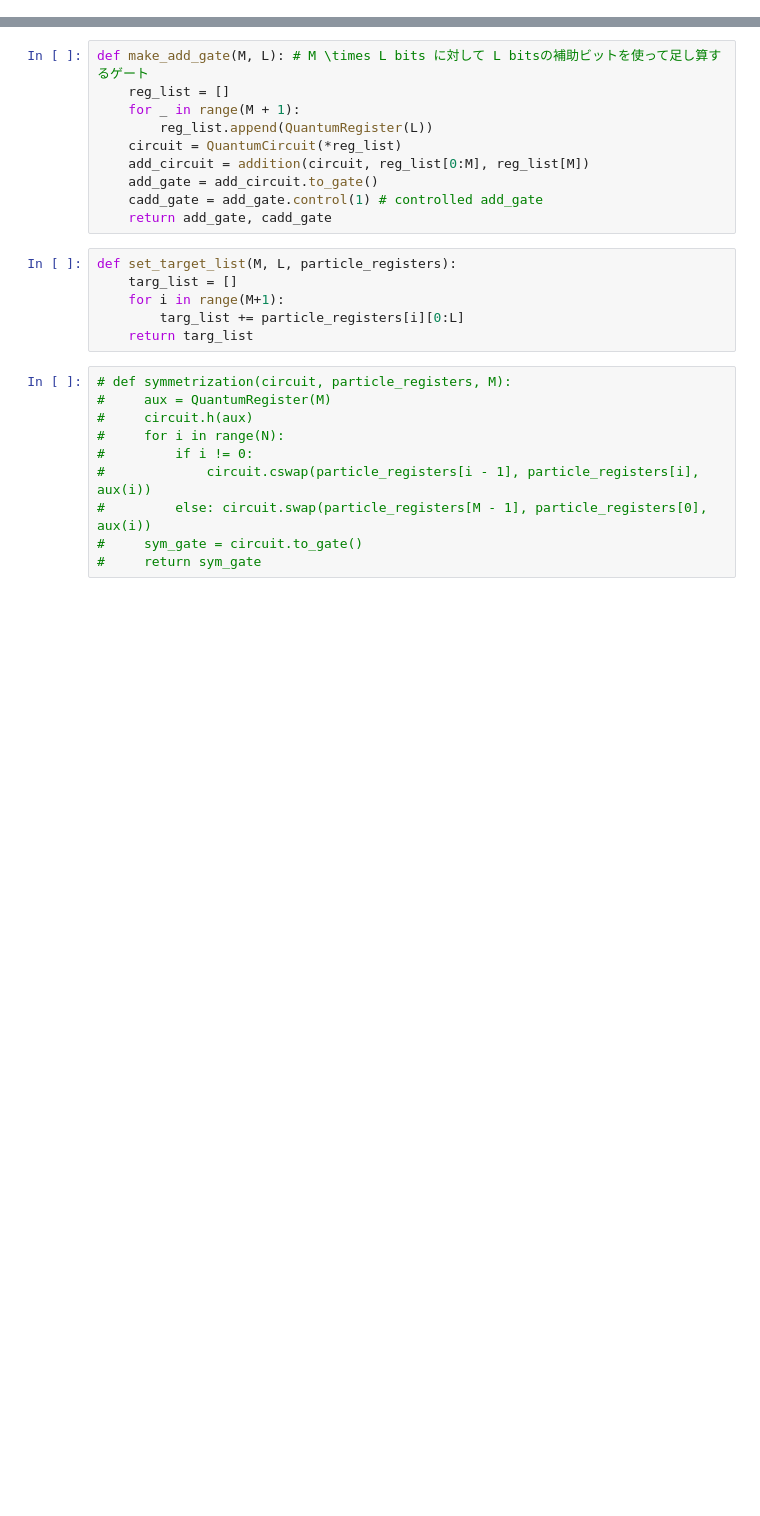
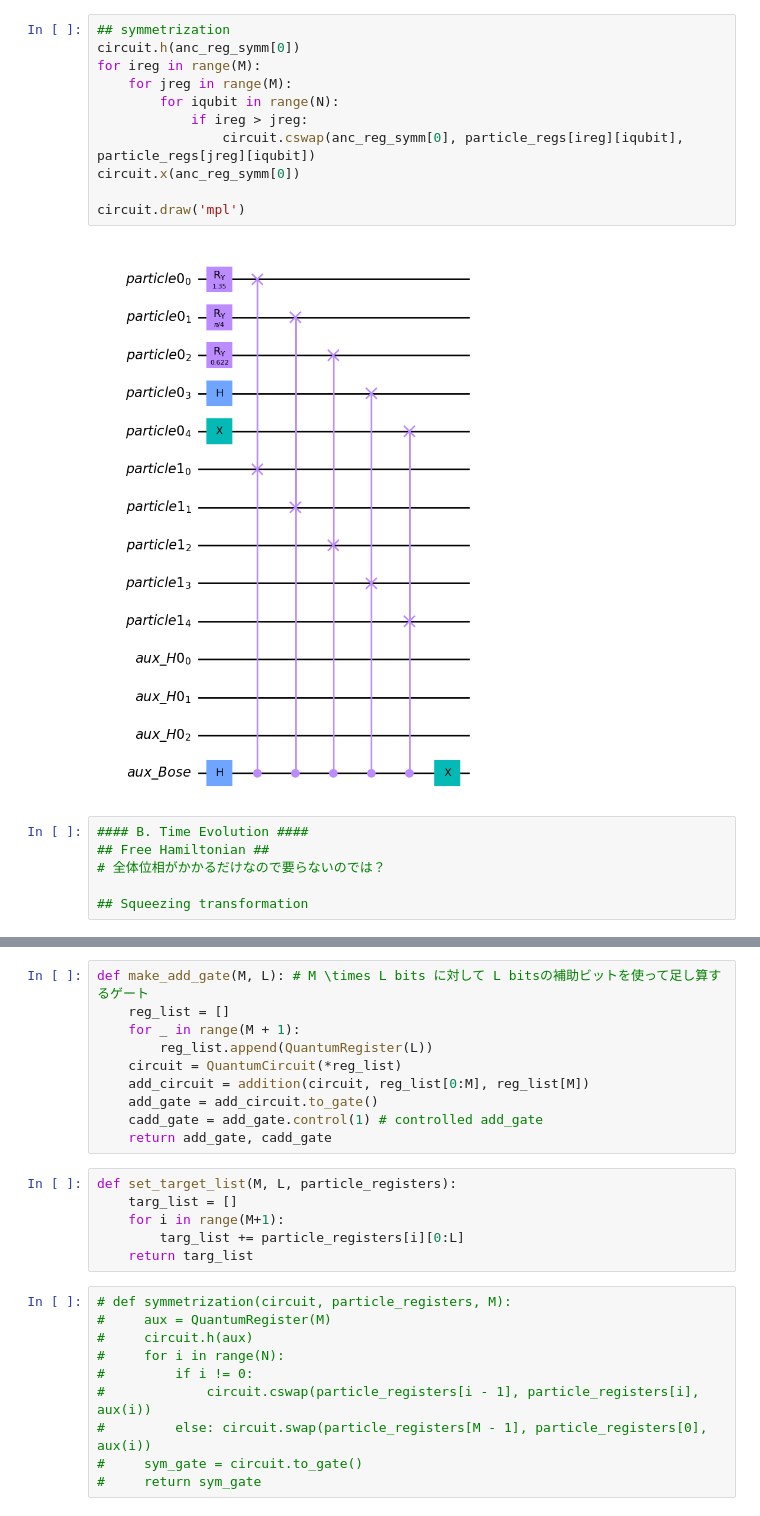
Before and after one commit to UTokyo-ICEPP/single-particle-qft, a Jupyter notebook: qsp/qc_single_particle.ipynb, the cells around one changed output, grey strips where cells are left out. Drawn from its saved outputs; the diff is of its cells as text; blank space fills up the shorter version.

```diff
--- a/qsp/qc_single_particle.ipynb
+++ b/qsp/qc_single_particle.ipynb
@@ -33,0 +90,19 @@ def init(M): # initialize circuit
+# %%
+## symmetrization
+circuit.h(anc_reg_symm[0])
+for ireg in range(M):
+    for jreg in range(M):
+        for iqubit in range(N):
+            if ireg > jreg:
+                circuit.cswap(anc_reg_symm[0], particle_regs[ireg][iqubit], particle_regs[jreg][iqubit])
+circuit.x(anc_reg_symm[0])
+
+circuit.draw('mpl')
+# %% [output]
+[figure, added]
+# %%
+#### B. Time Evolution ####
+## Free Hamiltonian ##
+# 全体位相がかかるだけなので要らないのでは？
+
+## Squeezing transformation
```
Also changed, not shown: parts of 14 cells of this notebook, 1 other file.
